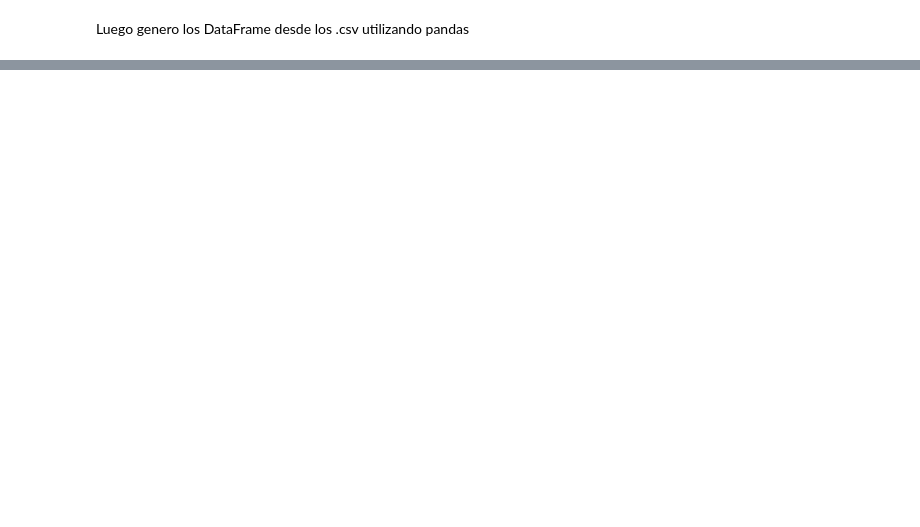
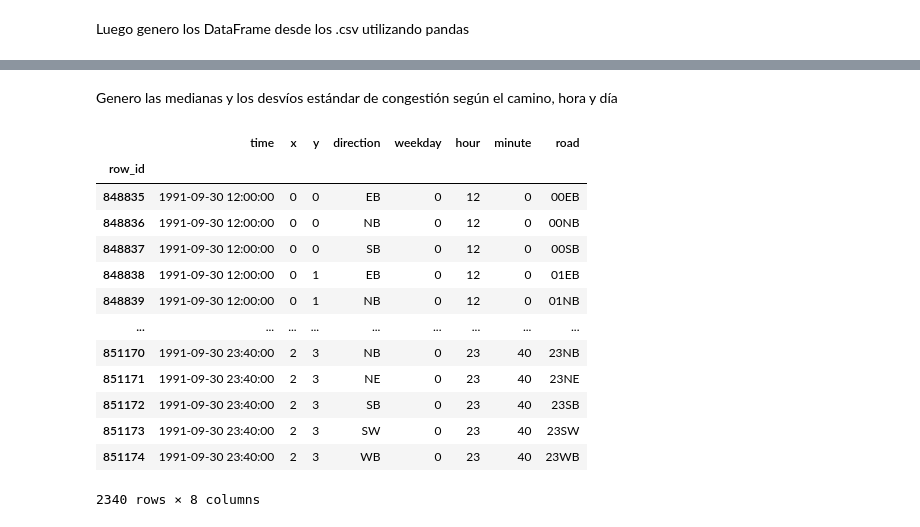
Before and after one commit to alanpirotta/kaggle_tabular_playground, a Jupyter notebook: tabular-playground-series-mar-2022.ipynb, the cells around one changed output, grey strips where cells are left out. Drawn from its saved outputs; the diff is of its cells as text; code cells hidden in the pictures; blank space fills up the shorter version.

```diff
--- a/tabular-playground-series-mar-2022.ipynb
+++ b/tabular-playground-series-mar-2022.ipynb
@@ -48,0 +77,12 @@ hola
+# %%
+train['time'] = pd.to_datetime(train['time'])
+test['time'] = pd.to_datetime(test['time'])
+# %%
+train['weekday'] = train['time'].dt.weekday
+train['hour'] = train['time'].dt.hour
+train['minute']  = train['time'].dt.minute
+train['road'] = train['x'].astype(str) + train['y'].astype(str) + train['direction']
+test['weekday'] = test['time'].dt.weekday
+test['hour'] = test['time'].dt.hour
+test['minute']  = test['time'].dt.minute
+test['road'] = test['x'].astype(str) + test['y'].astype(str) + test['direction']
@@ -48,0 +99,19 @@ hola
+# %% [markdown]
+Genero las medianas y los desvíos estándar de congestión según el camino, hora y día
+# %%
+test
+# %% [output]
+|  | time | x | y | direction | weekday | hour | minute | road |
+| row_id |  |  |  |  |  |  |  |  |
+| 848835 | 1991-09-30 12:00:00 | 0 | 0 | EB | 0 | 12 | 0 | 00EB |
+| 848836 | 1991-09-30 12:00:00 | 0 | 0 | NB | 0 | 12 | 0 | 00NB |
+| 848837 | 1991-09-30 12:00:00 | 0 | 0 | SB | 0 | 12 | 0 | 00SB |
+| 848838 | 1991-09-30 12:00:00 | 0 | 1 | EB | 0 | 12 | 0 | 01EB |
+| 848839 | 1991-09-30 12:00:00 | 0 | 1 | NB | 0 | 12 | 0 | 01NB |
+| ... | ... | ... | ... | ... | ... | ... | ... | ... |
+| 851170 | 1991-09-30 23:40:00 | 2 | 3 | NB | 0 | 23 | 40 | 23NB |
+| 851171 | 1991-09-30 23:40:00 | 2 | 3 | NE | 0 | 23 | 40 | 23NE |
+| 851172 | 1991-09-30 23:40:00 | 2 | 3 | SB | 0 | 23 | 40 | 23SB |
+| 851173 | 1991-09-30 23:40:00 | 2 | 3 | SW | 0 | 23 | 40 | 23SW |
+| 851174 | 1991-09-30 23:40:00 | 2 | 3 | WB | 0 | 23 | 40 | 23WB |
+2340 rows × 8 columns
```
Also changed, not shown: parts of 34 cells of this notebook.
